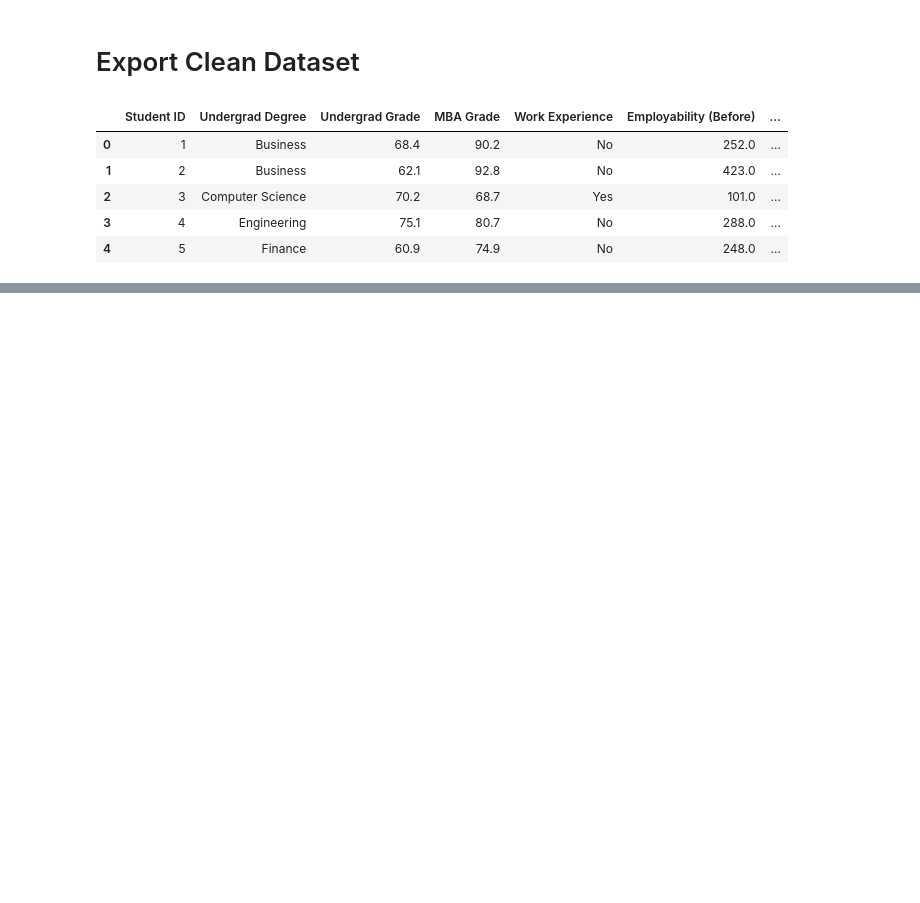
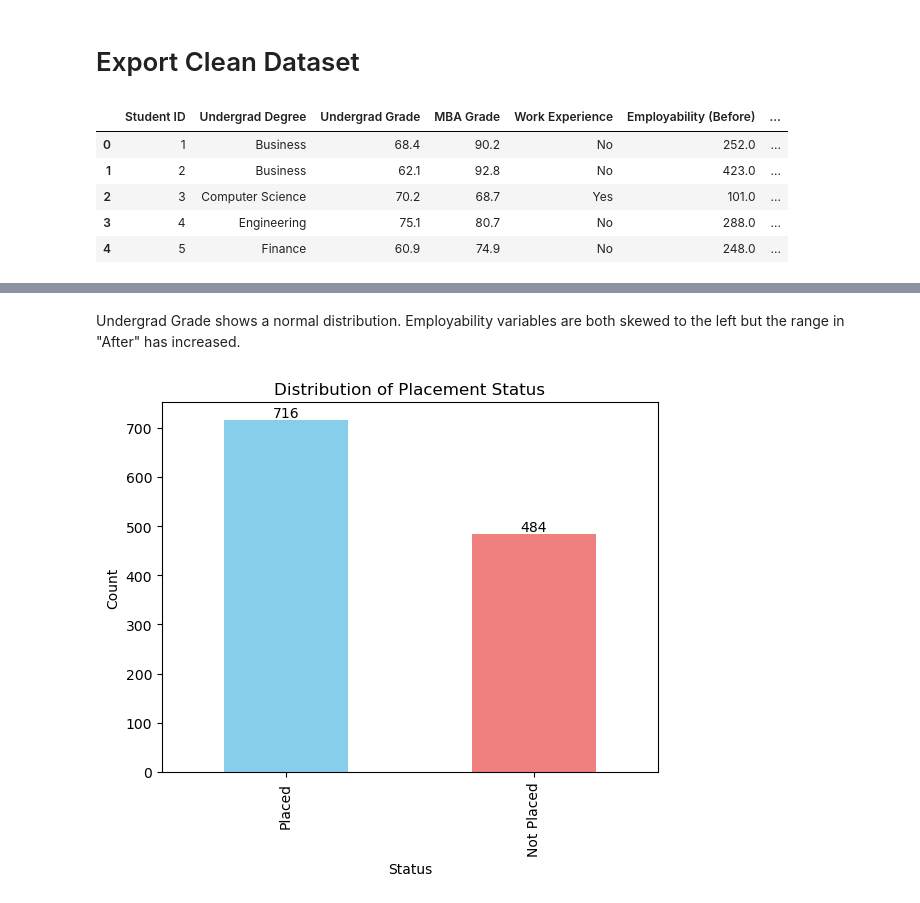
Before and after one commit to junclemente/ads505-FinalProject, a Jupyter notebook: eda/business_school.ipynb, the cells around one changed output, grey strips where cells are left out. Saved outputs shown, nothing was run; the diff lists cells and outputs as text; code cells hidden in the pictures; blank space fills up the shorter version.

```diff
--- a/eda/business_school.ipynb
+++ b/eda/business_school.ipynb
@@ -187,0 +207,15 @@ plt.show()
+# %% [markdown]
+Undergrad Grade shows a normal distribution. Employability variables are both skewed to the left but the range in "After" has increased.
+# %%
+status_dist = df["Status"].value_counts()
+ax = status_dist.plot(kind="bar", color=["skyblue", "lightcoral"])
+
+for i in ax.containers:
+    ax.bar_label(i)
+
+plt.xlabel("Status")
+plt.ylabel("Count")
+plt.title("Distribution of Placement Status")
+plt.show()
+# %% [output]
+[figure, added]
```
Also changed, not shown: parts of 14 cells of this notebook.
